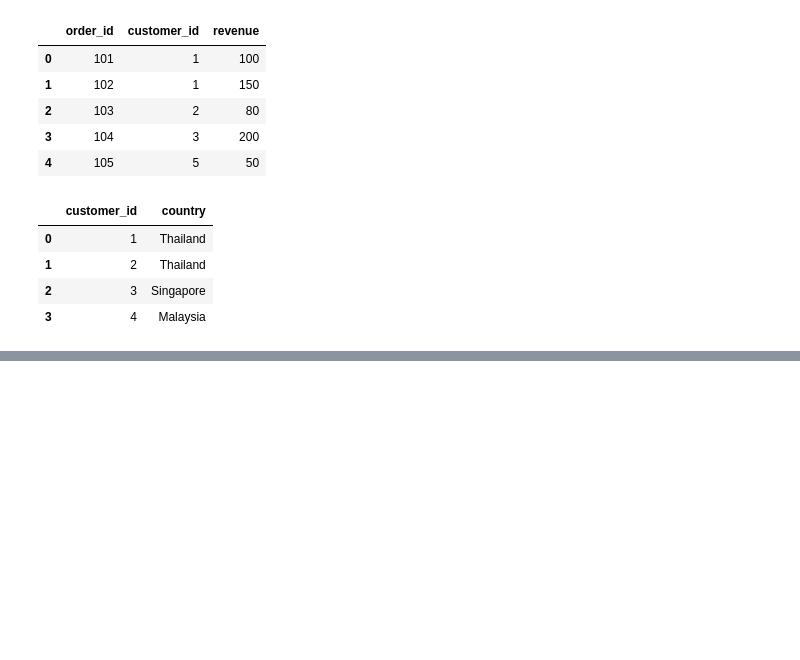
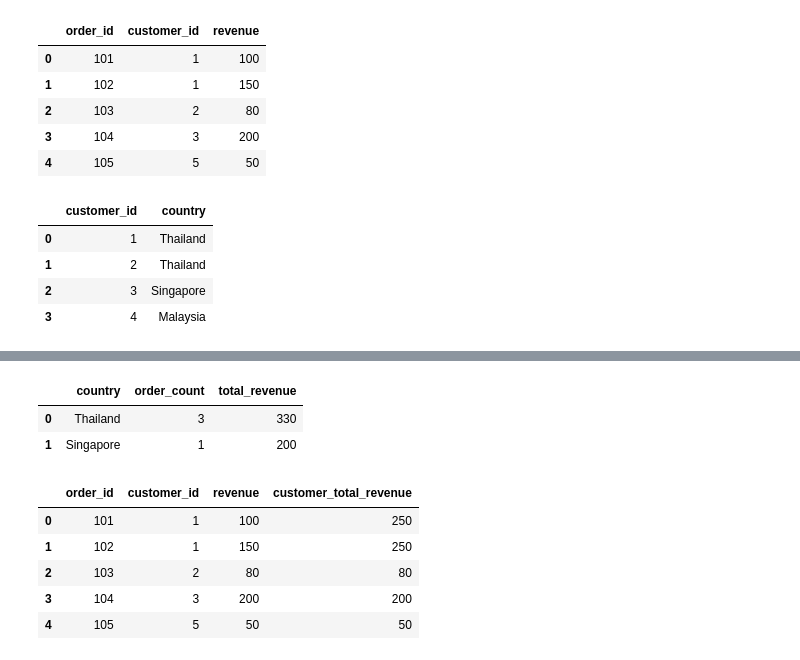
Before and after one commit to phawatboom/datascience_practice, a Jupyter notebook: 06_joins_and_sql.ipynb, the cells around one changed output, grey strips where cells are left out. Drawn from its saved outputs; the diff is of its cells as text; code cells hidden in the pictures; blank space fills up the shorter version.

```diff
--- a/06_joins_and_sql.ipynb
+++ b/06_joins_and_sql.ipynb
@@ -142,3 +142,10 @@ customers
 | 1 | 2 | Thailand |
 | 2 | 3 | Singapore |
 | 3 | 4 | Malaysia |
+# %%
+import sqlite3
+
+connection = sqlite3.connect(":memory:")
+
+customers.to_sql("customers", connection, index=False)
+orders.to_sql("orders", connection, index=False)
@@ -144,0 +283,36 @@ customers
+# %%
+query="""
+    select coalesce(c.country, 'Unknown') as country,
+    count(o.order_id) as order_count,
+    sum(o.revenue) as total_revenue
+
+    from orders o left join customers c on o.customer_id = c.customer_id
+    group by coalesce(c.country, 'unknown')
+    having sum(o.revenue) >= 200
+    order by total_revenue desc
+
+"""
+
+pd.read_sql_query(query, connection)
+# %% [output]
+|  | country | order_count | total_revenue |
+| 0 | Thailand | 3 | 330 |
+| 1 | Singapore | 1 | 200 |
+# %%
+query = """
+    select order_id, customer_id, revenue, sum(revenue) over (
+        partition by customer_id
+    ) as customer_total_revenue
+
+    from orders
+    order by customer_id, order_id
+"""
+
+pd.read_sql_query(query, connection)
+# %% [output]
+|  | order_id | customer_id | revenue | customer_total_revenue |
+| 0 | 101 | 1 | 100 | 250 |
+| 1 | 102 | 1 | 150 | 250 |
+| 2 | 103 | 2 | 80 | 80 |
+| 3 | 104 | 3 | 200 | 200 |
+| 4 | 105 | 5 | 50 | 50 |
```
Also changed, not shown: parts of 28 cells of this notebook.
